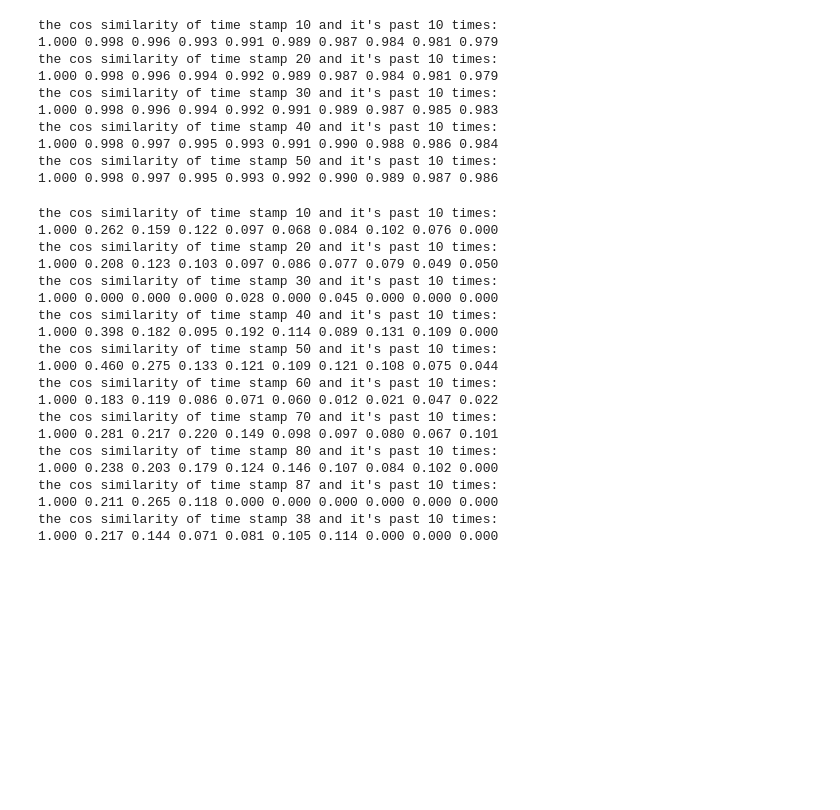
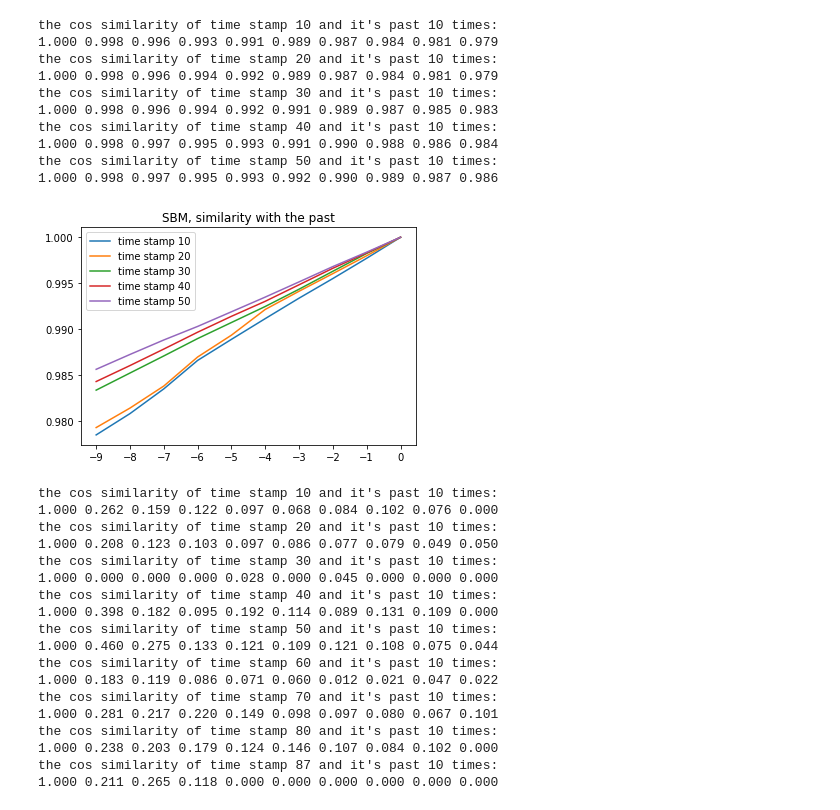
Before and after one commit to RiverFlowsInYou98/DynG2G, a Jupyter notebook: load_data_test.ipynb, the cells around one changed output. Drawn from its saved outputs; the diff is of its cells as text; code cells hidden in the pictures; blank space fills up the shorter version.

Commit message:
visualize correlation

```diff
--- a/load_data_test.ipynb
+++ b/load_data_test.ipynb
@@ -91,10 +91,13 @@ def pearson_coeff(A1, A2):
     return scipy.stats.pearsonr(A1_upper, A2_upper)[0]
 # %%
 sbm_time_list = [9, 19, 29, 39, 49]
-for t in sbm_time_list:
+sbm_sim = np.zeros([len(sbm_time_list), 10])
+for idx in range(len(sbm_time_list)):
+    t = sbm_time_list[idx]
     print("the cos similarity of time stamp %d and it's past 10 times: " %(t+1))
     for i in range(10):
-        print("%.3f" %(cos_similarity(data_sbm.A_list[t-i], data_sbm.A_list[t])), end=" ")
+        sbm_sim[idx, i] = cos_similarity(data_sbm.A_list[t-i], data_sbm.A_list[t])
+        print("%.3f" %(sbm_sim[idx, i]), end=" ")
         # print(pearson_coeff(data1.A_list[t-i], data1.A_list[t]))
     print()
 # %% [output]
@@ -108,12 +111,25 @@ the cos similarity of time stamp 40 and it's past 10 times:
 1.000 0.998 0.997 0.995 0.993 0.991 0.990 0.988 0.986 0.984
 the cos similarity of time stamp 50 and it's past 10 times:
 1.000 0.998 0.997 0.995 0.993 0.992 0.990 0.989 0.987 0.986
+# %%
+t_stamps = np.linspace(0, -9, num=10)
+plt.plot(t_stamps, sbm_sim.T)
+plt.legend(["time stamp " + str(t+1) for t in sbm_time_list])
+plt.xticks(t_stamps)
+plt.title("SBM, similarity with the past")
+plt.show()
+# plt.ylim([0,1])
+# %% [output]
+[figure, added]
 # %%
 uci_time_list = [9, 19, 29, 39, 49, 59, 69, 79, 86]
-for t in uci_time_list:
+uci_sim = np.zeros([len(uci_time_list), 10])
+for idx in range(len(uci_time_list)):
+    t = uci_time_list[idx]
     print("the cos similarity of time stamp %d and it's past 10 times: " %(t+1))
     for i in range(10):
-        print("%.3f" %(cos_similarity(data_uci.A_list[t-i], data_uci.A_list[t])), end=" ")
+        uci_sim[idx, i] = cos_similarity(data_uci.A_list[t-i], data_uci.A_list[t])
+        print("%.3f" %(uci_sim[idx, i]), end=" ")
         # print(pearson_coeff(data1.A_list[t-i], data1.A_list[t]))
     print()
 # %% [output]
@@ -135,5 +151,3 @@ the cos similarity of time stamp 80 and it's past 10 times:
 1.000 0.238 0.203 0.179 0.124 0.146 0.107 0.084 0.102 0.000
 the cos similarity of time stamp 87 and it's past 10 times:
 1.000 0.211 0.265 0.118 0.000 0.000 0.000 0.000 0.000 0.000
-the cos similarity of time stamp 38 and it's past 10 times:
-1.000 0.217 0.144 0.071 0.081 0.105 0.114 0.000 0.000 0.000
```
Also changed, not shown: parts of 1 cell of this notebook.
